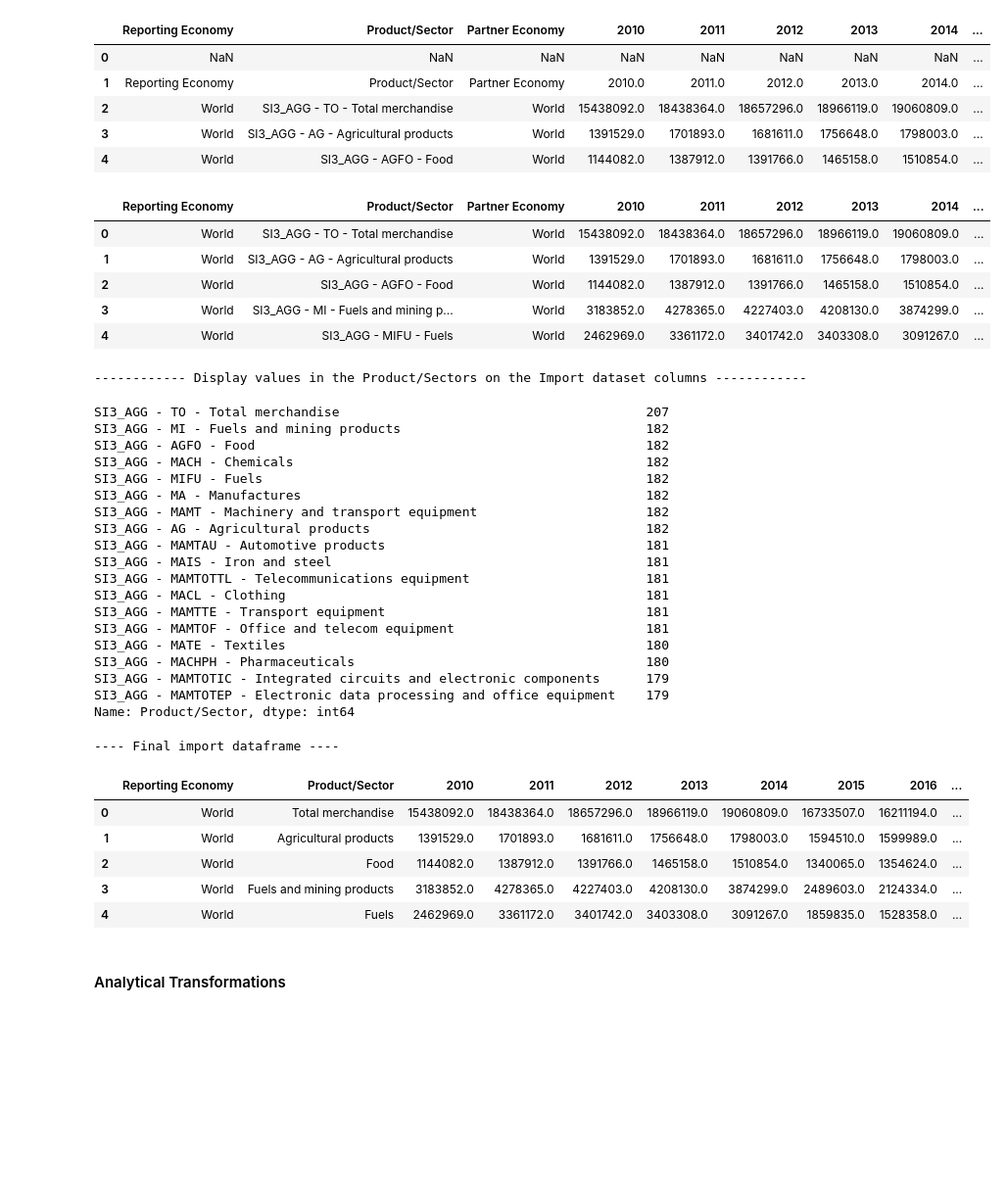
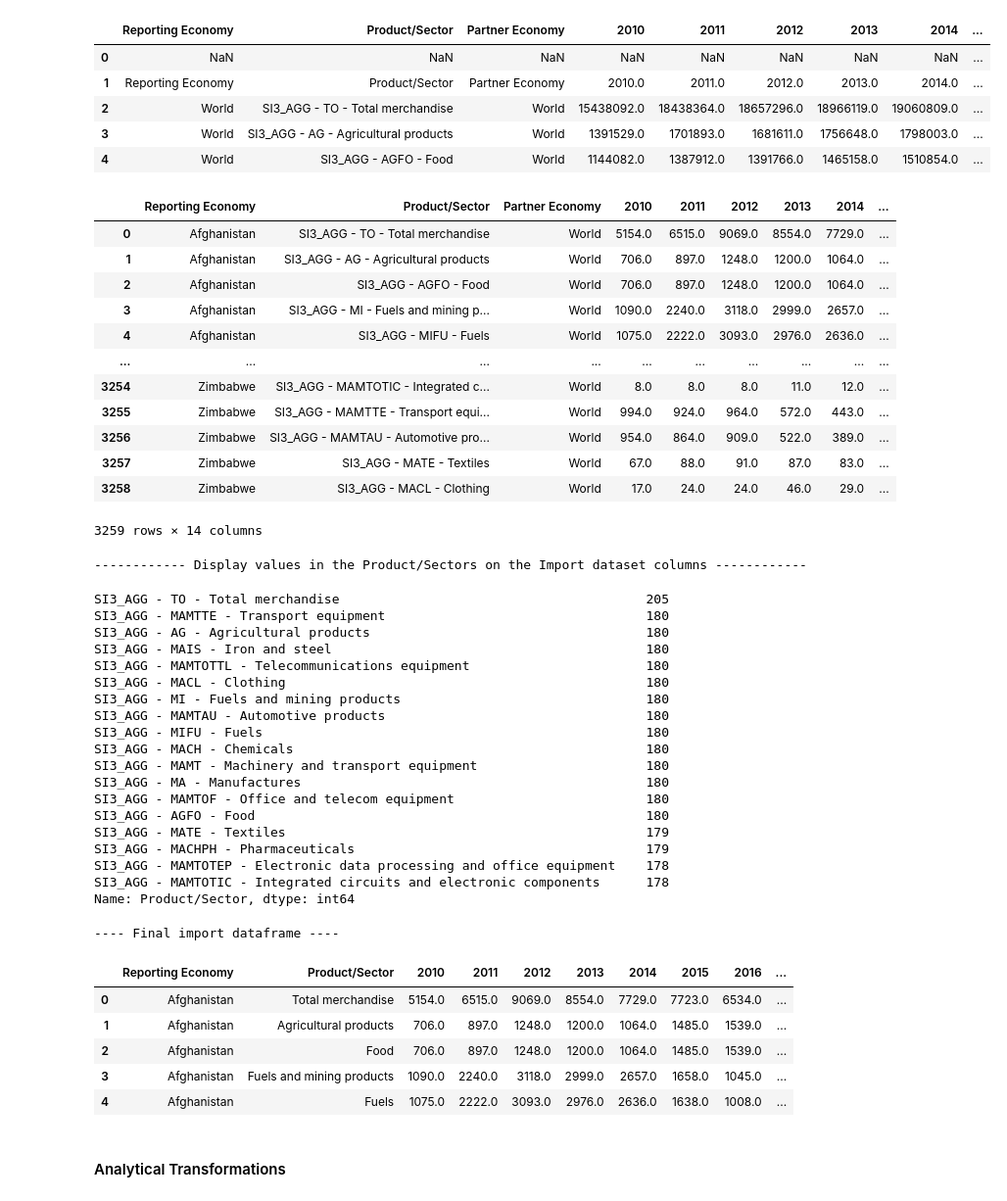
Before and after one commit to kesnel/ayiti-analytics-capstone-project, a Jupyter notebook: EDA.ipynb, the cells around one changed output. Shown at 98% size. Drawn from its saved outputs; the diff is of its cells as text; code cells hidden in the pictures; blank space fills up the shorter version.

```diff
--- a/EDA.ipynb
+++ b/EDA.ipynb
@@ -140,19 +165,31 @@ Index(['Indicator',
 | 3 | World | SI3_AGG - AG - Agricultural products | World | 1391529.0 | 1701893.0 | 1681611.0 | 1756648.0 | 1798003.0 | ... |
 | 4 | World | SI3_AGG - AGFO - Food | World | 1144082.0 | 1387912.0 | 1391766.0 | 1465158.0 | 1510854.0 | ... |
 # %%
-# Remove the first 2 rows in the imports dataframe
-to_drop_rows = renamed_cols_df.index[:2]
+'''
+Remove the first 2 rows in the imports dataframe
+And also drop rows that contains the world import record and Haiti record
+'''
+drop_first_rows = renamed_cols_df.index[:2]
+drop_countries_n_world = renamed_cols_df.loc[(renamed_cols_df['Reporting Economy'] == "Haiti") | (renamed_cols_df['Reporting Economy'] == "World")]
 
-dropped_rows_df = renamed_cols_df.drop(to_drop_rows).reset_index(drop=True)
+dropped_first_rows_df = renamed_cols_df.drop(drop_first_rows)
+dropped_rows_df = dropped_first_rows_df.drop(drop_countries_n_world.index, axis=0).reset_index(drop=True)
 
-display(dropped_rows_df.head())
+display(dropped_rows_df)
 # %% [output]
 |  | Reporting Economy | Product/Sector | Partner Economy | 2010 | 2011 | 2012 | 2013 | 2014 | ... |
-| 0 | World | SI3_AGG - TO - Total merchandise | World | 15438092.0 | 18438364.0 | 18657296.0 | 18966119.0 | 19060809.0 | ... |
-| 1 | World | SI3_AGG - AG - Agricultural products | World | 1391529.0 | 1701893.0 | 1681611.0 | 1756648.0 | 1798003.0 | ... |
-| 2 | World | SI3_AGG - AGFO - Food | World | 1144082.0 | 1387912.0 | 1391766.0 | 1465158.0 | 1510854.0 | ... |
-| 3 | World | SI3_AGG - MI - Fuels and mining p... | World | 3183852.0 | 4278365.0 | 4227403.0 | 4208130.0 | 3874299.0 | ... |
-| 4 | World | SI3_AGG - MIFU - Fuels | World | 2462969.0 | 3361172.0 | 3401742.0 | 3403308.0 | 3091267.0 | ... |
+| 0 | Afghanistan | SI3_AGG - TO - Total merchandise | World | 5154.0 | 6515.0 | 9069.0 | 8554.0 | 7729.0 | ... |
+| 1 | Afghanistan | SI3_AGG - AG - Agricultural products | World | 706.0 | 897.0 | 1248.0 | 1200.0 | 1064.0 | ... |
+| 2 | Afghanistan | SI3_AGG - AGFO - Food | World | 706.0 | 897.0 | 1248.0 | 1200.0 | 1064.0 | ... |
+| 3 | Afghanistan | SI3_AGG - MI - Fuels and mining p... | World | 1090.0 | 2240.0 | 3118.0 | 2999.0 | 2657.0 | ... |
+| 4 | Afghanistan | SI3_AGG - MIFU - Fuels | World | 1075.0 | 2222.0 | 3093.0 | 2976.0 | 2636.0 | ... |
+| ... | ... | ... | ... | ... | ... | ... | ... | ... | ... |
+| 3254 | Zimbabwe | SI3_AGG - MAMTOTIC - Integrated c... | World | 8.0 | 8.0 | 8.0 | 11.0 | 12.0 | ... |
+| 3255 | Zimbabwe | SI3_AGG - MAMTTE - Transport equi... | World | 994.0 | 924.0 | 964.0 | 572.0 | 443.0 | ... |
+| 3256 | Zimbabwe | SI3_AGG - MAMTAU - Automotive pro... | World | 954.0 | 864.0 | 909.0 | 522.0 | 389.0 | ... |
+| 3257 | Zimbabwe | SI3_AGG - MATE - Textiles | World | 67.0 | 88.0 | 91.0 | 87.0 | 83.0 | ... |
+| 3258 | Zimbabwe | SI3_AGG - MACL - Clothing | World | 17.0 | 24.0 | 24.0 | 46.0 | 29.0 | ... |
+3259 rows × 14 columns
 # %%
 print('------------ Display values in the Product/Sectors on the Import dataset columns ------------')
 display(dropped_rows_df['Product/Sector'].value_counts())
@@ -167,32 +204,32 @@ print('---- Final import dataframe ----')
 display(df_final.head())
 # %% [output]
 ------------ Display values in the Product/Sectors on the Import dataset columns ------------
-SI3_AGG - TO - Total merchandise                                        207
-SI3_AGG - MI - Fuels and mining products                                182
-SI3_AGG - AGFO - Food                                                   182
-SI3_AGG - MACH - Chemicals                                              182
-SI3_AGG - MIFU - Fuels                                                  182
-SI3_AGG - MA - Manufactures                                             182
-SI3_AGG - MAMT - Machinery and transport equipment                      182
-SI3_AGG - AG - Agricultural products                                    182
-SI3_AGG - MAMTAU - Automotive products                                  181
-SI3_AGG - MAIS - Iron and steel                                         181
-SI3_AGG - MAMTOTTL - Telecommunications equipment                       181
-SI3_AGG - MACL - Clothing                                               181
-SI3_AGG - MAMTTE - Transport equipment                                  181
-SI3_AGG - MAMTOF - Office and telecom equipment                         181
-SI3_AGG - MATE - Textiles                                               180
-SI3_AGG - MACHPH - Pharmaceuticals                                      180
-SI3_AGG - MAMTOTIC - Integrated circuits and electronic components      179
-SI3_AGG - MAMTOTEP - Electronic data processing and office equipment    179
+SI3_AGG - TO - Total merchandise                                        205
+SI3_AGG - MAMTTE - Transport equipment                                  180
+SI3_AGG - AG - Agricultural products                                    180
+SI3_AGG - MAIS - Iron and steel                                         180
+SI3_AGG - MAMTOTTL - Telecommunications equipment                       180
+SI3_AGG - MACL - Clothing                                               180
+SI3_AGG - MI - Fuels and mining products                                180
+SI3_AGG - MAMTAU - Automotive products                                  180
+SI3_AGG - MIFU - Fuels                                                  180
+SI3_AGG - MACH - Chemicals                                              180
+SI3_AGG - MAMT - Machinery and transport equipment                      180
+SI3_AGG - MA - Manufactures                                             180
+SI3_AGG - MAMTOF - Office and telecom equipment                         180
+SI3_AGG - AGFO - Food                                                   180
+SI3_AGG - MATE - Textiles                                               179
+SI3_AGG - MACHPH - Pharmaceuticals                                      179
+SI3_AGG - MAMTOTEP - Electronic data processing and office equipment    178
+SI3_AGG - MAMTOTIC - Integrated circuits and electronic components      178
 Name: Product/Sector, dtype: int64
 ---- Final import dataframe ----
 |  | Reporting Economy | Product/Sector | 2010 | 2011 | 2012 | 2013 | 2014 | 2015 | 2016 | ... |
-| 0 | World | Total merchandise | 15438092.0 | 18438364.0 | 18657296.0 | 18966119.0 | 19060809.0 | 16733507.0 | 16211194.0 | ... |
-| 1 | World | Agricultural products | 1391529.0 | 1701893.0 | 1681611.0 | 1756648.0 | 1798003.0 | 1594510.0 | 1599989.0 | ... |
-| 2 | World | Food | 1144082.0 | 1387912.0 | 1391766.0 | 1465158.0 | 1510854.0 | 1340065.0 | 1354624.0 | ... |
-| 3 | World | Fuels and mining products | 3183852.0 | 4278365.0 | 4227403.0 | 4208130.0 | 3874299.0 | 2489603.0 | 2124334.0 | ... |
-| 4 | World | Fuels | 2462969.0 | 3361172.0 | 3401742.0 | 3403308.0 | 3091267.0 | 1859835.0 | 1528358.0 | ... |
+| 0 | Afghanistan | Total merchandise | 5154.0 | 6515.0 | 9069.0 | 8554.0 | 7729.0 | 7723.0 | 6534.0 | ... |
+| 1 | Afghanistan | Agricultural products | 706.0 | 897.0 | 1248.0 | 1200.0 | 1064.0 | 1485.0 | 1539.0 | ... |
+| 2 | Afghanistan | Food | 706.0 | 897.0 | 1248.0 | 1200.0 | 1064.0 | 1485.0 | 1539.0 | ... |
+| 3 | Afghanistan | Fuels and mining products | 1090.0 | 2240.0 | 3118.0 | 2999.0 | 2657.0 | 1658.0 | 1045.0 | ... |
+| 4 | Afghanistan | Fuels | 1075.0 | 2222.0 | 3093.0 | 2976.0 | 2636.0 | 1638.0 | 1008.0 | ... |
 # %% [markdown]
 #### Analytical Transformations
 # %%
```
Also changed, not shown: parts of 22 cells of this notebook.
